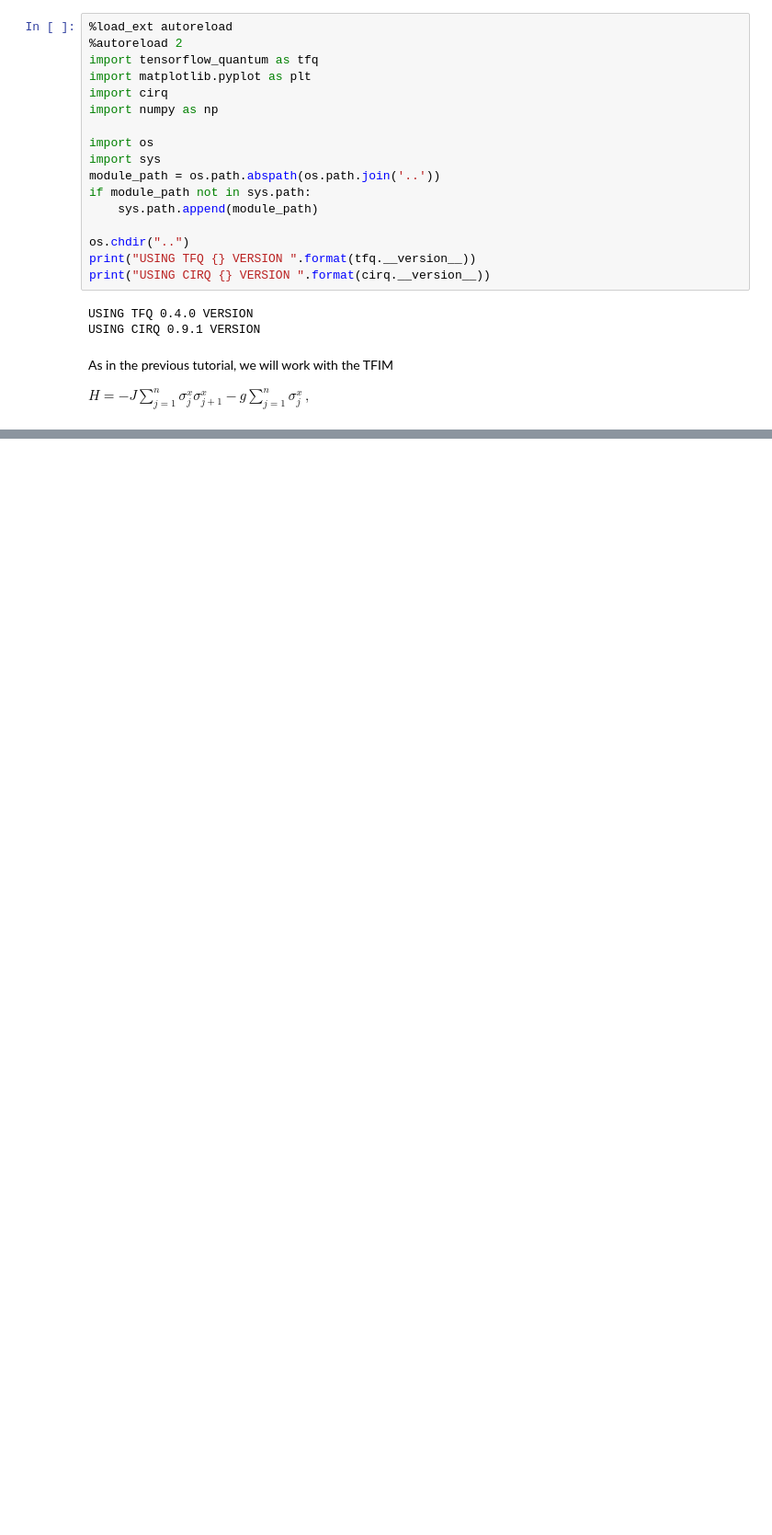
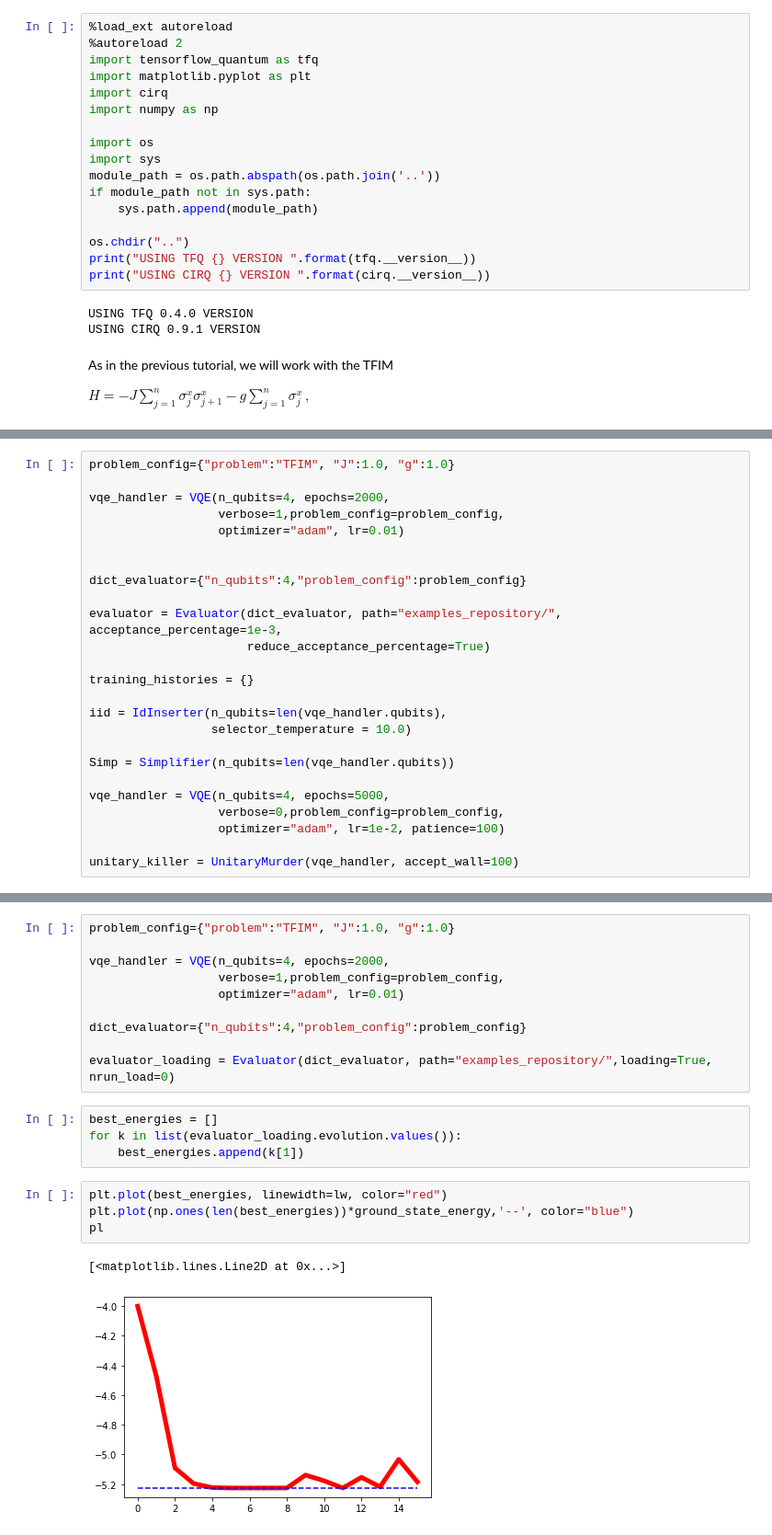
Before and after one commit to matibilkis/qvans, a Jupyter notebook: tutorials/2_VANs_loop.ipynb, the cells around one changed output, grey strips where cells are left out. Shown at 92% size. Saved outputs shown, nothing was run; the diff lists cells and outputs as text; blank space fills up the shorter version.

```diff
--- a/tutorials/2_VANs_loop.ipynb
+++ b/tutorials/2_VANs_loop.ipynb
@@ -453,0 +48,25 @@ Vale! we have now see how the basic mechanisms of VANs work and can be implement
+# %%
+problem_config={"problem":"TFIM", "J":1.0, "g":1.0}
+
+vqe_handler = VQE(n_qubits=4, epochs=2000,
+                  verbose=1,problem_config=problem_config,
+                  optimizer="adam", lr=0.01)
+
+
+dict_evaluator={"n_qubits":4,"problem_config":problem_config}
+
+evaluator = Evaluator(dict_evaluator, path="examples_repository/", acceptance_percentage=1e-3,
+                      reduce_acceptance_percentage=True)
+
+training_histories = {}
+
+iid = IdInserter(n_qubits=len(vqe_handler.qubits),
+                 selector_temperature = 10.0)
+
+Simp = Simplifier(n_qubits=len(vqe_handler.qubits))
+
+vqe_handler = VQE(n_qubits=4, epochs=5000,
+                  verbose=0,problem_config=problem_config,
+                  optimizer="adam", lr=1e-2, patience=100)
+
+unitary_killer = UnitaryMurder(vqe_handler, accept_wall=100)
@@ -453,0 +184,21 @@ Vale! we have now see how the basic mechanisms of VANs work and can be implement
+# %%
+problem_config={"problem":"TFIM", "J":1.0, "g":1.0}
+
+vqe_handler = VQE(n_qubits=4, epochs=2000,
+                  verbose=1,problem_config=problem_config,
+                  optimizer="adam", lr=0.01)
+
+dict_evaluator={"n_qubits":4,"problem_config":problem_config}
+
+evaluator_loading = Evaluator(dict_evaluator, path="examples_repository/",loading=True, nrun_load=0)
+# %%
+best_energies = []
+for k in list(evaluator_loading.evolution.values()):
+    best_energies.append(k[1])
+# %%
+plt.plot(best_energies, linewidth=lw, color="red")
+plt.plot(np.ones(len(best_energies))*ground_state_energy,'--', color="blue")
+pl
+# %% [output]
+[<matplotlib.lines.Line2D at 0x...>]
+[figure, added]
```
Also changed, not shown: parts of 39 cells of this notebook, 8 other files.
